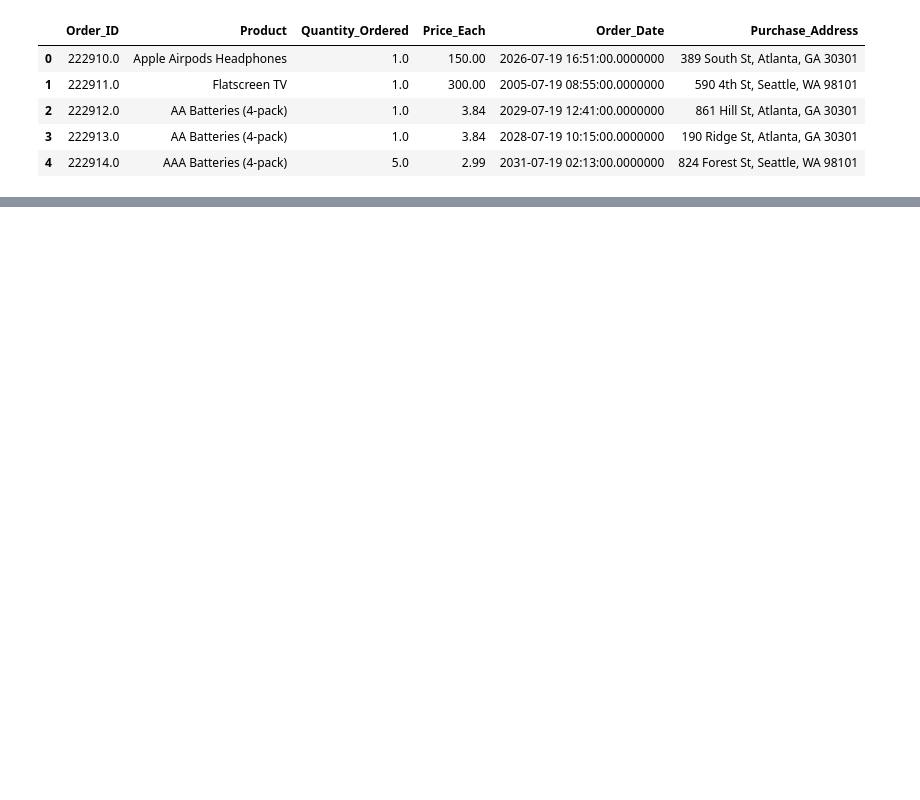
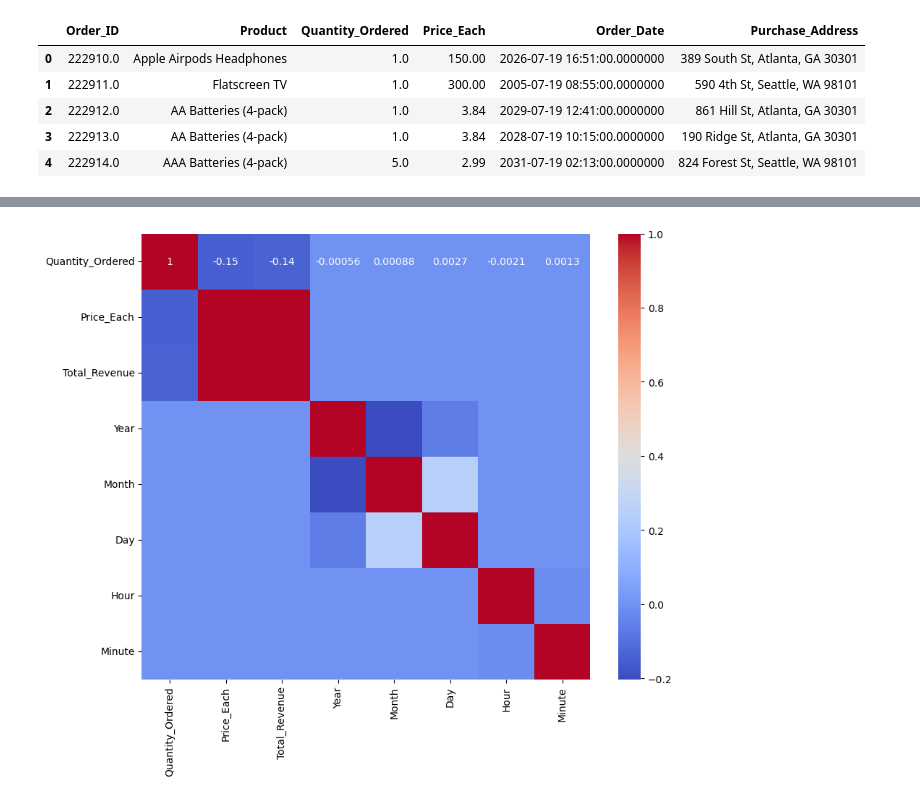
Before and after one commit to EfyaDufie2020/Business-Intelligence-Solutions-for-Bay-Technologies, a Jupyter notebook: Notebooks/Bi.ipynb, the cells around one changed output, grey strips where cells are left out. Saved outputs shown, nothing was run; the diff lists cells and outputs as text; code cells hidden in the pictures; blank space fills up the shorter version.

Commit message:
Data Cleaning & EDA

```diff
--- a/Notebooks/Bi.ipynb
+++ b/Notebooks/Bi.ipynb
@@ -326,0 +486,3 @@ df_combined
+# %%
+# Create a new column 'Total_Revenue' by multiplying 'Quantity_Ordered' and 'Price_Each'
+Sales_2019_cleaned['Total_Revenue'] = Sales_2019_cleaned['Quantity_Ordered'] * Sales_2019_cleaned['Price_Each']
@@ -326,0 +499,3 @@ df_combined
+# %%
+# Create a new column 'Product_Level' based on the condition of 'Price_Each'
+Sales_2019_cleaned['Product_Level'] = np.where(Sales_2019_cleaned['Price_Each'] > 99.99, 'High-Level', 'Basic-Level')
@@ -326,0 +547,12 @@ df_combined
+# %%
+# Create a new DataFrame to store final cleaned data
+Final_Sales_2019 = Sales_2019_cleaned.copy()
+
+# Convert the 'Purchase_Address' column to string
+Final_Sales_2019['Purchase_Address'] = Final_Sales_2019['Purchase_Address'].astype(str)
+
+# Extract the city from 'Purchase_Address'
+Final_Sales_2019['City'] = Final_Sales_2019['Purchase_Address'].apply(lambda x: x.split(',')[1].strip() if ',' in x else None)
+
+# Display the first few rows to check if the city was extracted correctly
+print(Final_Sales_2019[['Purchase_Address', 'City']].head())
@@ -326,0 +640,12 @@ df_combined
+# %%
+# Step 1: Check the data types of the columns
+print(Final_Sales_2019.dtypes)
+
+# Step 2: Select only numeric columns
+numeric_columns = Final_Sales_2019.select_dtypes(include='number')
+
+# Step 3: Calculate the correlation matrix
+correlation_matrix = numeric_columns.corr()
+
+# Display the correlation matrix
+print(correlation_matrix)
@@ -326,0 +670,13 @@ df_combined
+# %%
+# Plot a heatmap of the Correlation Matrix
+
+# Set the figure size
+plt.figure(figsize=(10, 8))
+
+# Create a heatmap using seaborn
+sns.heatmap(correlation_matrix, annot=True, cmap='coolwarm')
+
+# Show the plot
+plt.show()
+# %% [output]
+[figure, added]
```
Also changed, not shown: parts of 67 cells of this notebook, 1 other file.
